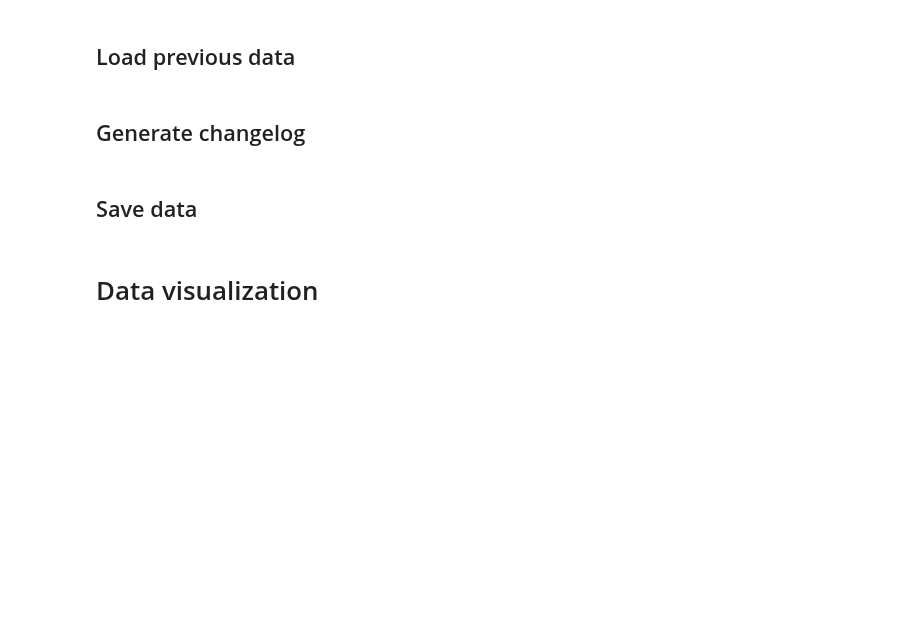
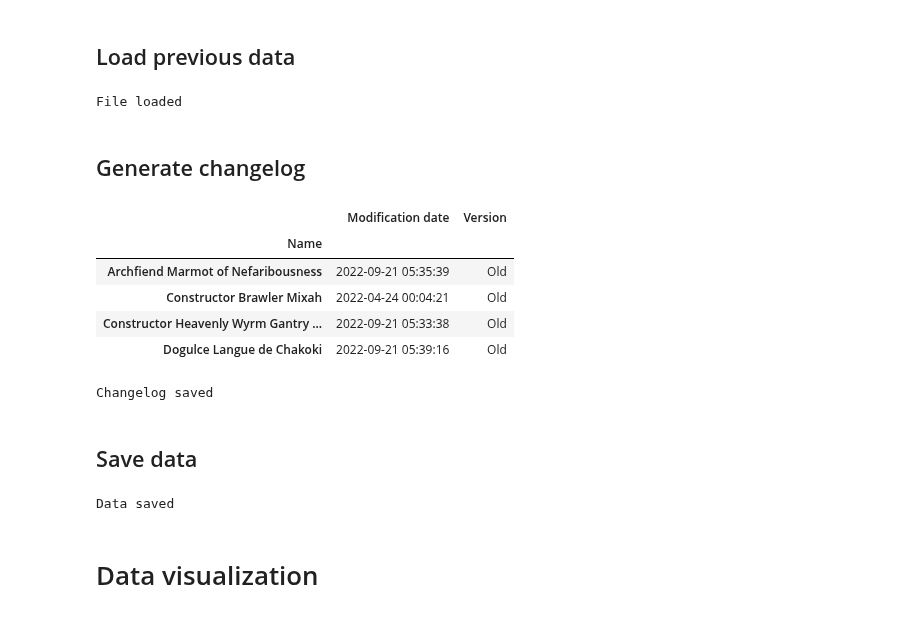
Before and after one commit to guigoruiz1/yugiquery, a Jupyter notebook: source/Rush.ipynb, the cells around one changed output. Cells and saved outputs as stored; diff of their text form; code cells hidden in the pictures; blank space fills up the shorter version.

Commit message:
Rush duel update-2023-02-22T22:27:54.741288

```diff
--- a/source/Rush.ipynb
+++ b/source/Rush.ipynb
@@ -84,12 +109,9 @@ if files_list:
     # Load csv avoiding converting "NA" to NaN
     previous_df = pd.read_csv(files_list[0], dtype=object, keep_default_na=False, na_values=[''])
     # Correct tuples
-    previous_df['Effect type'] = previous_df['Effect type'].dropna().apply(literal_eval)
-    previous_df['Archseries'] = previous_df['Archseries'].dropna().apply(literal_eval)
-    previous_df['Artwork'] = previous_df['Artwork'].dropna().apply(literal_eval)
-    previous_df['Errata'] = previous_df['Errata'].dropna().apply(literal_eval)
-    previous_df['Legend'] = previous_df['Legend'].dropna().apply(literal_eval)
-    previous_df['Maximum mode'] = previous_df['Maximum mode'].dropna().apply(literal_eval)
+    tuple_cols = ['Effect type', 'Archseries', 'Artwork', 'Errata', 'Legend', 'Maximum mode']
+    for col in tuple_cols:
+        previous_df[col] = previous_df[col].dropna().apply(literal_eval)
     # Force dtypes to match current df
     previous_df = previous_df.astype(rush_df[previous_df.columns.intersection(rush_df.columns)].dtypes.to_dict())
     previous_ts = pd.to_datetime(os.path.basename(files_list[0]).split('_')[-1].rstrip('.csv'))
@@ -97,18 +119,28 @@ if files_list:
 else:
     previous_df = None
     print('No older files')
+# %% [output]
+File loaded
 # %% [markdown]
 ## Generate changelog
 # %%
 if previous_df is None:
     changelog = None
     print('Skipped')
 else:
     changelog = generate_changelog(previous_df, rush_df, col = 'Name')
     if not changelog.empty:
         display(changelog)
-        changelog.to_csv(f'../data/rush_changelog_{timestamp.isoformat(timespec="minutes")}_{previous_ts.isoformat(timespec="minutes")}.csv', index = True)
+        changelog.to_csv(f'../data/rush_changelog_{previous_ts.isoformat(timespec="minutes")}_{timestamp.isoformat(timespec="minutes")}.csv', index = True)
         print('Changelog saved')
+# %% [output]
+|  | Modification date | Version |
+| Name |  |  |
+| Archfiend Marmot of Nefaribousness | 2022-09-21 05:35:39 | Old |
+| Constructor Brawler Mixah | 2022-04-24 00:04:21 | Old |
+| Constructor Heavenly Wyrm Gantry ... | 2022-09-21 05:33:38 | Old |
+| Dogulce Langue de Chakoki | 2022-09-21 05:39:16 | Old |
+Changelog saved
 # %% [markdown]
 ## Save data
 # %%
@@ -117,6 +149,8 @@ if changelog is not None and changelog.empty:
 else:
     rush_df.to_csv(f'../data/all_rush_{timestamp.isoformat(timespec="minutes")}.csv', index=False)
     print('Data saved')
+# %% [output]
+Data saved
 # %% [markdown]
 # Data visualization
 # %%
```
Also changed, not shown: parts of 70 cells of this notebook, 3 other files.
